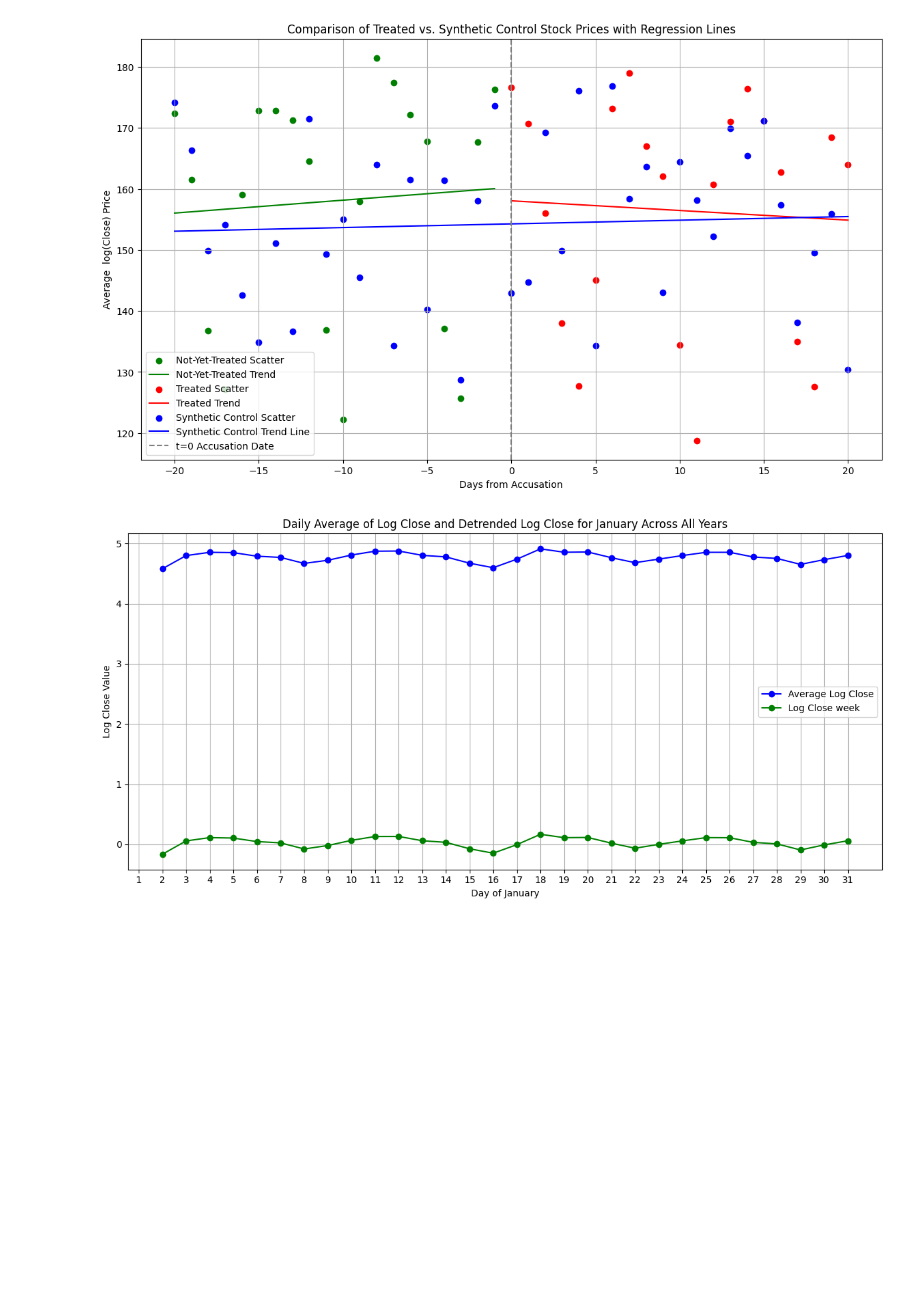
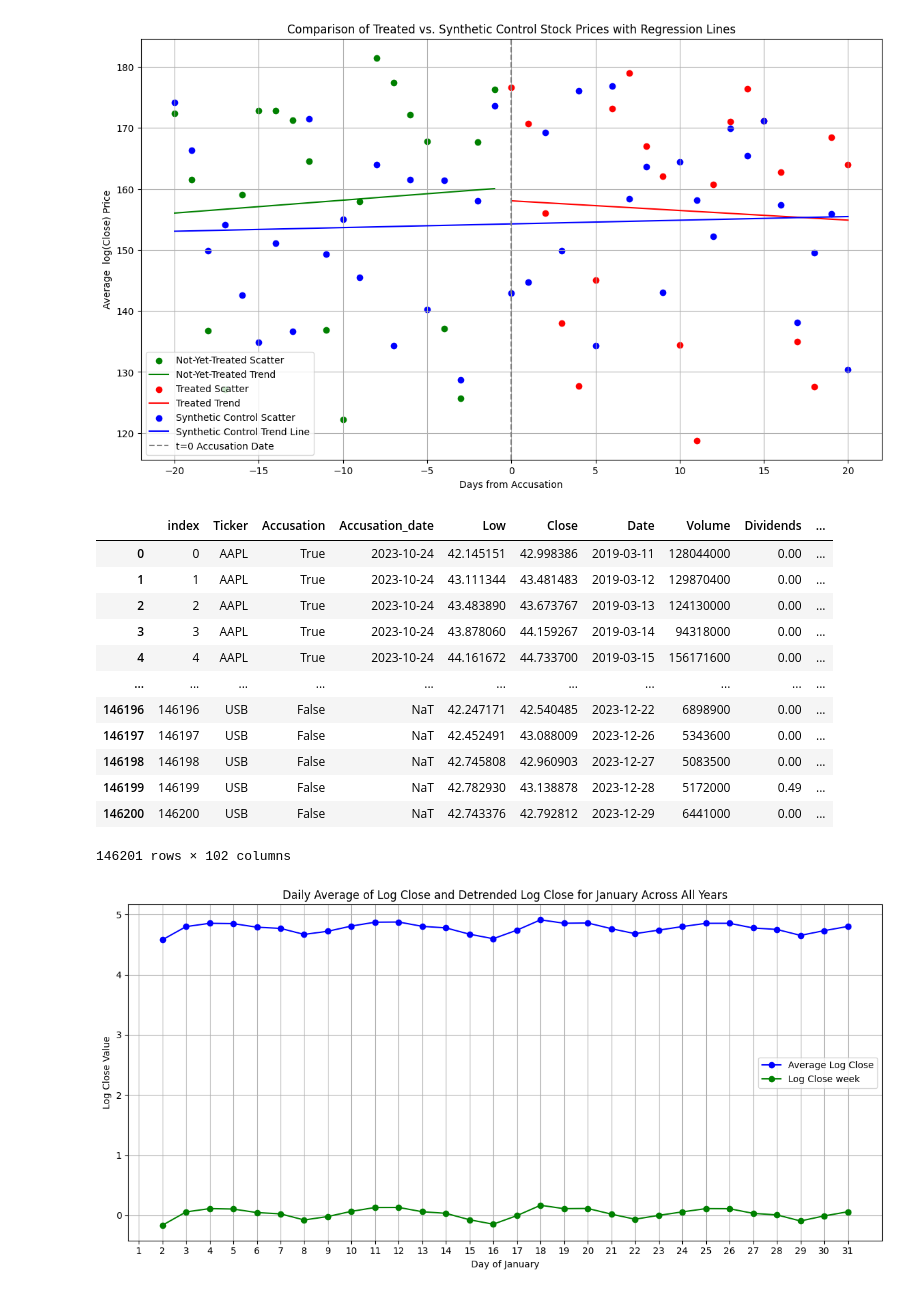
Before and after one commit to Staiana/Greenwashing_Project_Group_6, a Jupyter notebook: Python/Groupe_6_REME.ipynb, the cells around one changed output. Drawn from its saved outputs; the diff is of its cells as text; code cells hidden in the pictures; blank space fills up the shorter version.

```diff
--- a/Python/Groupe_6_REME.ipynb
+++ b/Python/Groupe_6_REME.ipynb
@@ -779,4 +768,20 @@ plt.grid(True)
 plt.show()
 # %% [output]
 [figure]
+# %%
+event_df_graph
+# %% [output]
+|  | index | Ticker | Accusation | Accusation_date | Low | Close | Date | Volume | Dividends | ... |
+| 0 | 0 | AAPL | True | 2023-10-24 | 42.145151 | 42.998386 | 2019-03-11 | 128044000 | 0.00 | ... |
+| 1 | 1 | AAPL | True | 2023-10-24 | 43.111344 | 43.481483 | 2019-03-12 | 129870400 | 0.00 | ... |
+| 2 | 2 | AAPL | True | 2023-10-24 | 43.483890 | 43.673767 | 2019-03-13 | 124130000 | 0.00 | ... |
+| 3 | 3 | AAPL | True | 2023-10-24 | 43.878060 | 44.159267 | 2019-03-14 | 94318000 | 0.00 | ... |
+| 4 | 4 | AAPL | True | 2023-10-24 | 44.161672 | 44.733700 | 2019-03-15 | 156171600 | 0.00 | ... |
+| ... | ... | ... | ... | ... | ... | ... | ... | ... | ... | ... |
+| 146196 | 146196 | USB | False | NaT | 42.247171 | 42.540485 | 2023-12-22 | 6898900 | 0.00 | ... |
+| 146197 | 146197 | USB | False | NaT | 42.452491 | 43.088009 | 2023-12-26 | 5343600 | 0.00 | ... |
+| 146198 | 146198 | USB | False | NaT | 42.745808 | 42.960903 | 2023-12-27 | 5083500 | 0.00 | ... |
+| 146199 | 146199 | USB | False | NaT | 42.782930 | 43.138878 | 2023-12-28 | 5172000 | 0.49 | ... |
+| 146200 | 146200 | USB | False | NaT | 42.743376 | 42.792812 | 2023-12-29 | 6441000 | 0.00 | ... |
+146201 rows × 102 columns
 # %%
```
Also changed, not shown: parts of 11 cells of this notebook.
